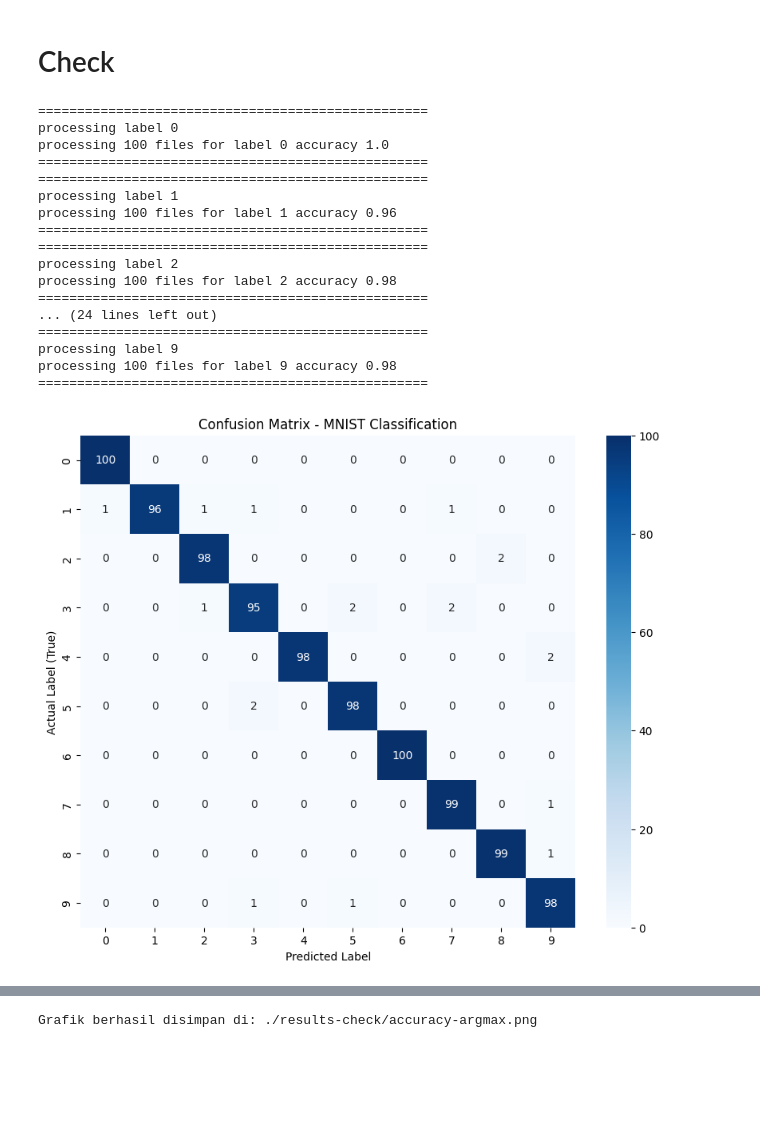
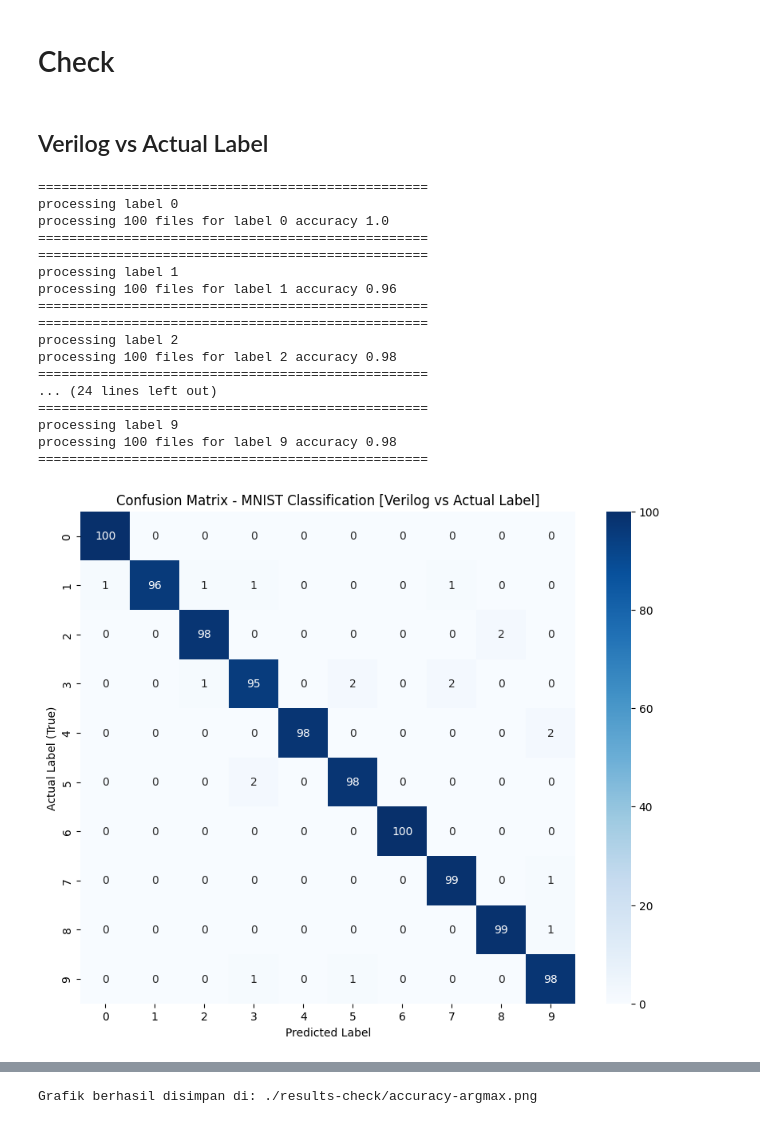
Before and after one commit to alexchtst/skripsi-train-model, a Jupyter notebook: verilog-python-diff/check-argmax.ipynb, the cells around one changed output, grey strips where cells are left out. Drawn from its saved outputs; the diff is of its cells as text; code cells hidden in the pictures; blank space fills up the shorter version.

Commit message:
feat: add verilog vs python accuracy

```diff
--- a/verilog-python-diff/check-argmax.ipynb
+++ b/verilog-python-diff/check-argmax.ipynb
@@ -329,6 +329,8 @@ def full_predict(x):
 # %%
 img = img.reshape(1, 28, 28)
 res = full_predict(img)
+# %% [markdown]
+## Verilog vs Actual Label
 # %%
 import os
 import numpy as np
@@ -382,32 +384,32 @@ for i in range(10):
 # --- 3. Hitung Confusion Matrix setelah semua loop selesai ---
 cm = confusion_matrix(y_true, y_pred)
 
 # --- 4. Plot Visualisasi Confusion Matrix ---
 plt.figure(figsize=(10, 8))
 # annot=True untuk menampilkan angka di dalam kotak, fmt='d' format angka integer
 sns.heatmap(cm, annot=True, fmt='d', cmap='Blues',
             xticklabels=list(range(10)), yticklabels=list(range(10)))
 
-plt.title('Confusion Matrix - MNIST Classification')
+plt.title('Confusion Matrix - MNIST Classification [Verilog vs Actual Label]')
 plt.ylabel('Actual Label (True)')
 plt.xlabel('Predicted Label')
 plt.show()
 # %% [output]
 ==================================================
 processing label 0
 processing 100 files for label 0 accuracy 1.0
 ==================================================
 ==================================================
 processing label 1
 processing 100 files for label 1 accuracy 0.96
 ==================================================
 ==================================================
 processing label 2
 processing 100 files for label 2 accuracy 0.98
 ==================================================
 ... (24 lines left out)
 ==================================================
 processing label 9
 processing 100 files for label 9 accuracy 0.98
 ==================================================
-[figure, old version]
+[figure, new version]
```
Also changed, not shown: parts of 3 cells of this notebook.
